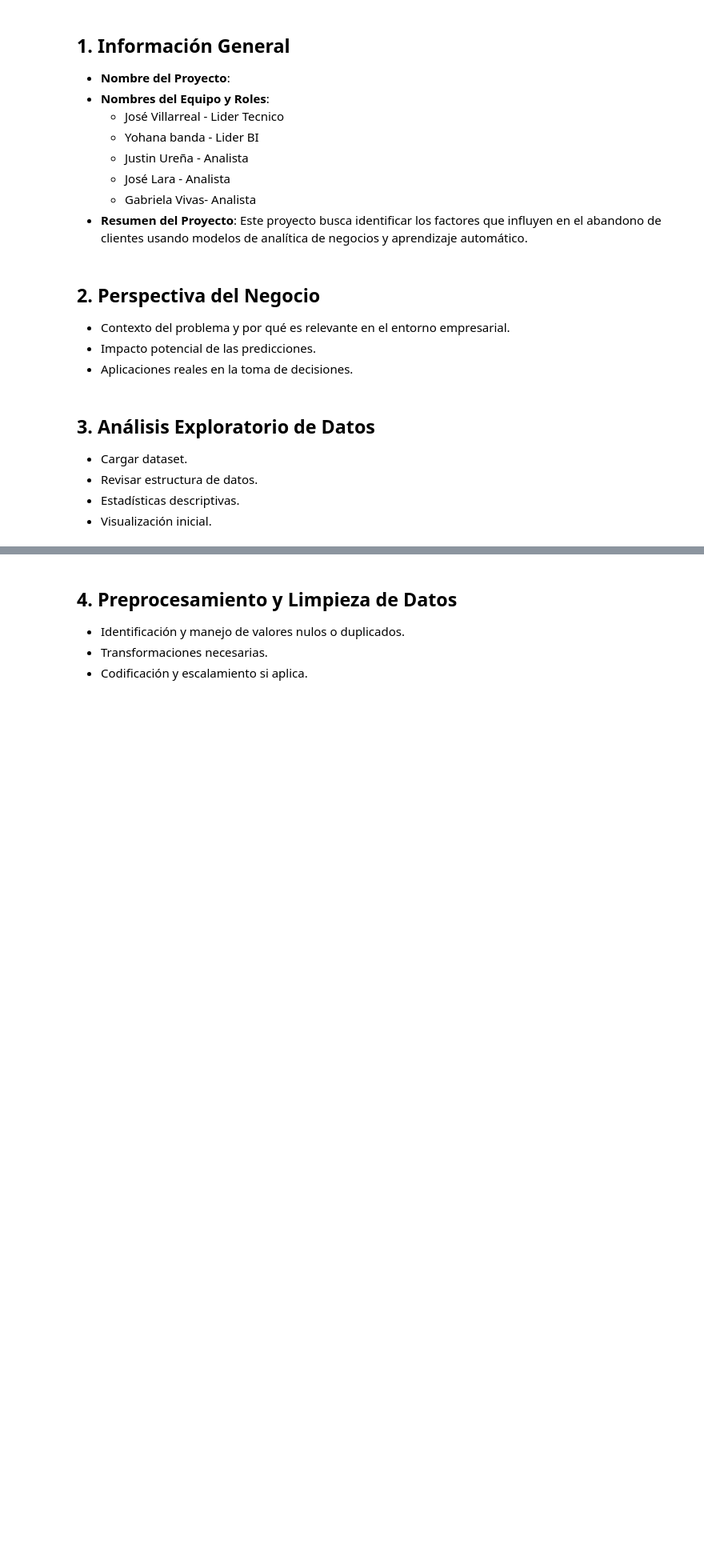
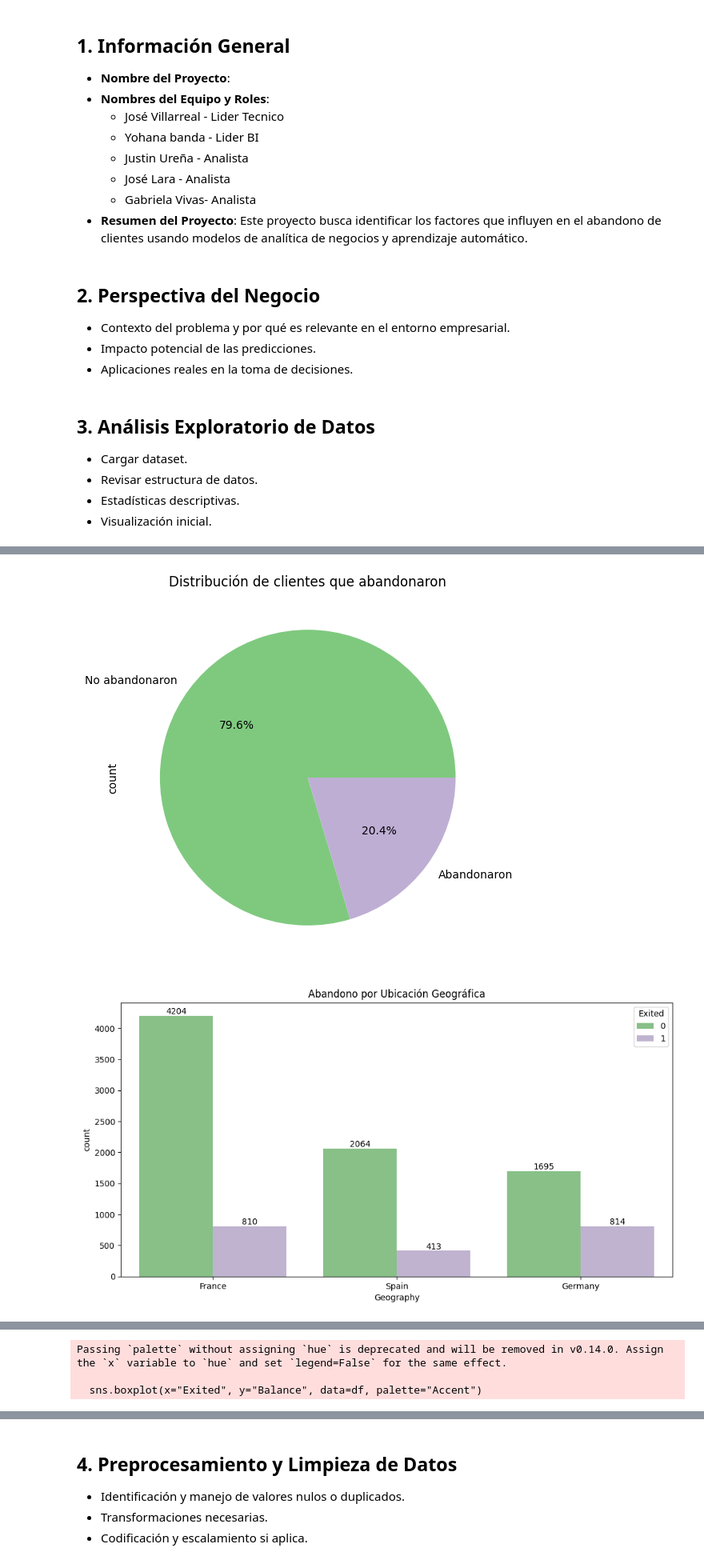
Before and after one commit to DarkinMC/CustomerChurn_Prediction_BankingSector_1AN-213_HAN_G4, a Jupyter notebook: Bank_customer_churn_pred.ipynb, the cells around one changed output, grey strips where cells are left out. Shown at 80% size. Saved outputs shown, nothing was run; the diff lists cells and outputs as text; code cells hidden in the pictures; blank space fills up the shorter version.

```diff
--- a/Bank_customer_churn_pred.ipynb
+++ b/Bank_customer_churn_pred.ipynb
@@ -93,0 +103,70 @@ memory usage: 1.1+ MB
+# %%
+# Visualización inicial
+plt.figure(figsize=(6, 6))
+df['Exited'].value_counts().plot.pie(
+    autopct='%1.1f%%',
+    labels=['No abandonaron', 'Abandonaron'],
+    colors=sns.color_palette("Accent"),
+    title='Distribución de clientes que abandonaron'
+)
+plt.show()
+
+# Visualización geográfica
+plt.figure(figsize=(12, 6))
+ax = sns.countplot(x='Geography', hue='Exited', data=df, palette='Accent')
+ax.bar_label(ax.containers[1])
+ax.bar_label(ax.containers[0])
+plt.title('Abandono por Ubicación Geográfica')
+plt.show()
+
+# Análisis de edad
+df['AgeGroup'] = pd.cut(df['Age'], bins=range(0, 101, 10),
+                       labels=[f'{i}-{i+9}' for i in range(0, 100, 10)])
+plt.figure(figsize=(12, 6))
+sns.histplot(data=df[df['Exited'] == 1], x='Age', bins=range(0, 101, 10),
+             color='lightgreen', kde=False)
+plt.title('Distribución de Edades en Clientes que Abandonaron')
+plt.xlabel('Edad')
+plt.ylabel('Cantidad de Abandonos')
+plt.show()
+
+# Análisis de balance
+plt.figure(figsize=(8, 6))
+sns.boxplot(x="Exited", y="Balance", data=df, palette="Accent")
+plt.title("Distribución de Saldos por Estado del Cliente")
+plt.xticks([0, 1], ["No abandonaron", "Abandonaron"])
+plt.show()
+
+# Matriz de correlación con One-Hot Encoding (Corrección final)
+df_encoded = df.drop(columns=["RowNumber", "CustomerId", "Surname", "AgeGroup"])
+df_encoded = pd.get_dummies(df_encoded, columns=["Geography", "Gender"], drop_first=True)
+
+plt.figure(figsize=(16, 12))
+corr_matrix = df_encoded.corr()
+sns.heatmap(corr_matrix,
+            annot=True,
+            cmap='coolwarm',
+            fmt='.2f',
+            vmin=-1,
+            vmax=1,
+            linewidths=0.5,
+            annot_kws={"size": 8},
+            cbar_kws={"shrink": 0.8})
+plt.title('Matriz de Correlación (One-Hot Encoding)', pad=20, fontsize=14)
+plt.xticks(rotation=45, ha='right', fontsize=8)
+plt.yticks(rotation=0, fontsize=8)
+plt.tight_layout()
+plt.show()
+
+# Vector de correlación
+plt.figure(figsize=(10, 6))
+corr_target = df_encoded.corr()[['Exited']].sort_values(by='Exited', ascending=False)
+significant_corr = corr_target[(corr_target['Exited'] >= 0.05) | (corr_target['Exited'] <= -0.05)]
+sns.heatmap(significant_corr, annot=True, cmap='coolwarm', fmt='.2f',
+            vmin=-0.5, vmax=0.5, annot_kws={"size": 10})
+plt.title('Correlaciones Significativas con la Variable Objetivo')
+plt.xticks(rotation=45)
+plt.show()
+# %% [output]
+[figure, added]
+[figure, added]
@@ -93,0 +174,3 @@ memory usage: 1.1+ MB
+Passing `palette` without assigning `hue` is deprecated and will be removed in v0.14.0. Assign the `x` variable to `hue` and set `legend=False` for the same effect.
+
+  sns.boxplot(x="Exited", y="Balance", data=df, palette="Accent")
```
Also changed, not shown: parts of 51 cells of this notebook.
